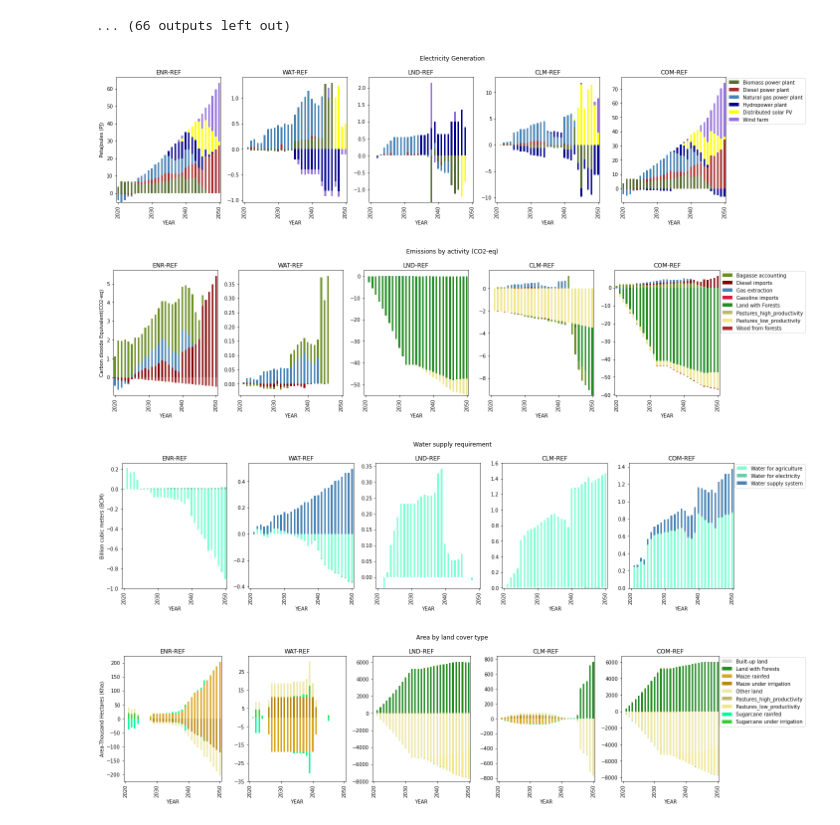
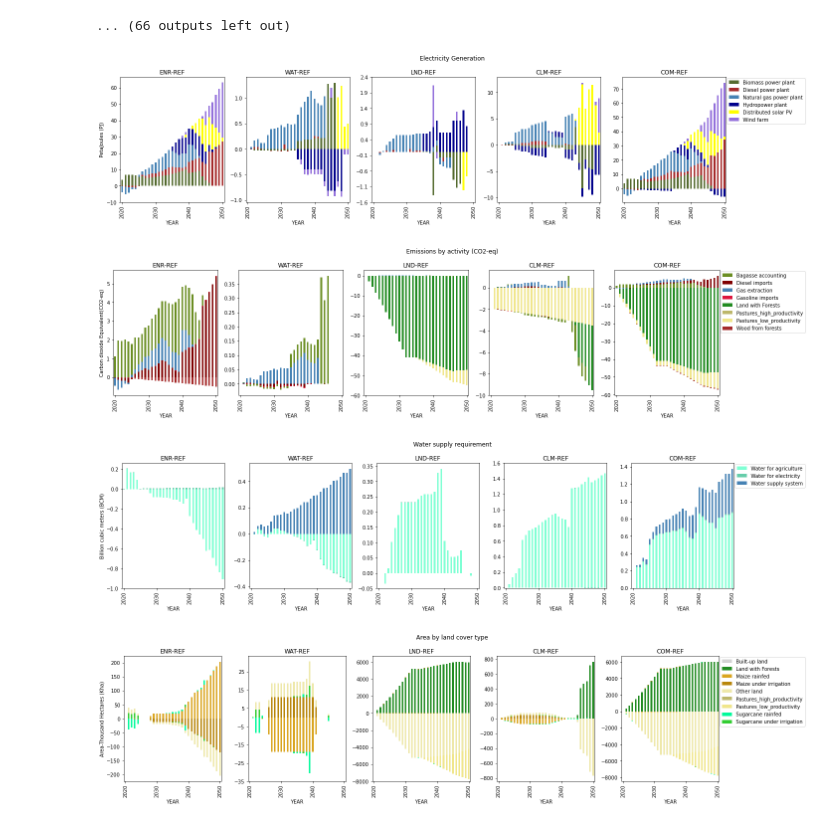
Before and after one commit to KTH-dESA/teaching-CLEWs_visualization, a Jupyter notebook: Teaching_CLEWs_Graphs_final.ipynb, the cells around one changed output. Drawn from its saved outputs; the diff is of its cells as text; code cells hidden in the pictures.

Commit message:
Corrected the scale for the comaprison graphs

```diff
--- a/Teaching_CLEWs_Graphs_final.ipynb
+++ b/Teaching_CLEWs_Graphs_final.ipynb
@@ -351,34 +351,36 @@ CLM_REF_elec_gen=CLM_REF_elec_gen.reset_index().copy()
 #
 # Energy Subplots
 fig=plt.figure(figsize=(20,5))
 ax1 = fig.add_subplot(151)
 ax2 = fig.add_subplot(152)
 ax3 = fig.add_subplot(153)
 ax4 = fig.add_subplot(154)
 ax5 = fig.add_subplot(155)
 ENR_REF_elec_gen.plot(x='YEAR',kind='bar',stacked=True, ax=ax1,legend=False,ylabel='PetaJoules (PJ)',color=[color_dict[x] for x in ENR_REF_elec_gen.columns if x != 'YEAR']); ax1.set_title('ENR-REF')
 WAT_REF_elec_gen.plot(x='YEAR',kind='bar',stacked=True, ax=ax2,legend=False,color=[color_dict[x] for x in WAT_REF_elec_gen.columns if x != 'YEAR']); ax2.set_title('WAT-REF')
 LND_REF_elec_gen.plot(x='YEAR',kind='bar',stacked=True, ax=ax3,legend=False,color=[color_dict[x] for x in LND_REF_elec_gen.columns if x != 'YEAR']); ax3.set_title('LND-REF')
 CLM_REF_elec_gen.plot(x='YEAR',kind='bar',stacked=True, ax=ax4,legend=False,color=[color_dict[x] for x in CLM_REF_elec_gen.columns if x != 'YEAR']); ax4.set_title('CLM-REF')
 COM_REF_elec_gen.plot(x='YEAR',kind='bar',stacked=True, ax=ax5,legend=False,color=[color_dict[x] for x in COM_REF_elec_gen.columns if x != 'YEAR']); ax5.set_title('COM-REF')
 ax1.set_xticks(range(0,40,10))
+ax1.set_yticks(np.arange(-10,65,10))
 #ax1.set_ylim(0,500)
 ax2.set_xticks(range(0,40,10))
 #ax2.set_ylim(0,500)
 ax3.set_xticks(range(0,40,10))
+ax3.set_yticks(np.arange(-1.6,2.5,0.5))
 #ax3.set_ylim(0,500)
 ax4.set_xticks(range(0,40,10))
 #ax4.set_ylim(0,500)
 ax5.set_xticks(range(0,40,10))
 #ax5.set_ylim(0,500)
 ax5.legend(bbox_to_anchor=(1,1),borderaxespad=0.2)
 #fig.legend(bbox_to_anchor=(1.05, 1), loc='upper left', borderaxespad=0.) # used for group legend
 plt.suptitle('Electricity Generation')
 plt.tight_layout()
 plt.savefig("C:/git/teaching-CLEWs_visualization/scenario_graphs/"+"energy_subplots_comp.pdf")
 plt.savefig("C:/git/teaching-CLEWs_visualization/scenario_graphs/"+"energy_subplots_comp.png")
 # %% [output]
-[figure, old version]
+[figure, new version]
 # %%
 # Climate comparison
 REF_emis_by_tech=pd.read_csv('C:/git/teaching-CLEWs_visualization/results/REF'+'/AnnualTechnologyEmission.csv')
@@ -465,8 +467,10 @@ ax1.set_xticks(range(0,40,10))
 ax2.set_xticks(range(0,40,10))
 #ax2.set_ylim(0,500)
 ax3.set_xticks(range(0,40,10))
+ax3.set_yticks(np.arange(-60,5,10))
 #ax3.set_ylim(0,500)
 ax4.set_xticks(range(0,40,10))
+ax4.set_yticks(np.arange(-10,2,2))
 #ax4.set_ylim(0,500)
 ax5.set_xticks(range(0,40,10))
 #ax5.set_ylim(0,500)
@@ -477,7 +481,7 @@ plt.tight_layout()
 plt.savefig("C:/git/teaching-CLEWs_visualization/scenario_graphs/"+"climate_subplots_comp.pdf")
 plt.savefig("C:/git/teaching-CLEWs_visualization/scenario_graphs/"+"climate_subplots_comp.png")
 # %% [output]
-[figure, old version]
+[figure, new version]
 # %%
 #Water comaprison
 REF_useby_tech_ann=pd.read_csv('C:/git/teaching-CLEWs_visualization/results/REF'+'/UseByTechnology.csv')
@@ -566,6 +570,7 @@ ax1.set_yticks(np.arange(-1.0,0.3,0.20))
 ax2.set_xticks(range(0,40,10))
 #ax2.set_ylim(0,500)
 ax3.set_xticks(range(0,40,10))
+ax3.set_yticks(np.arange(-0.05,0.40,0.05))
 #ax3.set_ylim(0,500)
 ax4.set_xticks(range(0,40,10))
 ax4.set_yticks(np.arange(0,1.8,0.2))
@@ -579,7 +584,7 @@ plt.tight_layout()
 plt.savefig("C:/git/teaching-CLEWs_visualization/scenario_graphs/"+"water_subplots_comp.pdf")
 plt.savefig("C:/git/teaching-CLEWs_visualization/scenario_graphs/"+"water_subplots_comp.png")
 # %% [output]
-[figure, old version]
+[figure, new version]
 # %%
 #Land comparison
 REF_tot_land_cap= REF_prod_tech_ann[REF_prod_tech_ann['COMMODITY']=='LND001'].pivot_table(index='YEAR',
```
